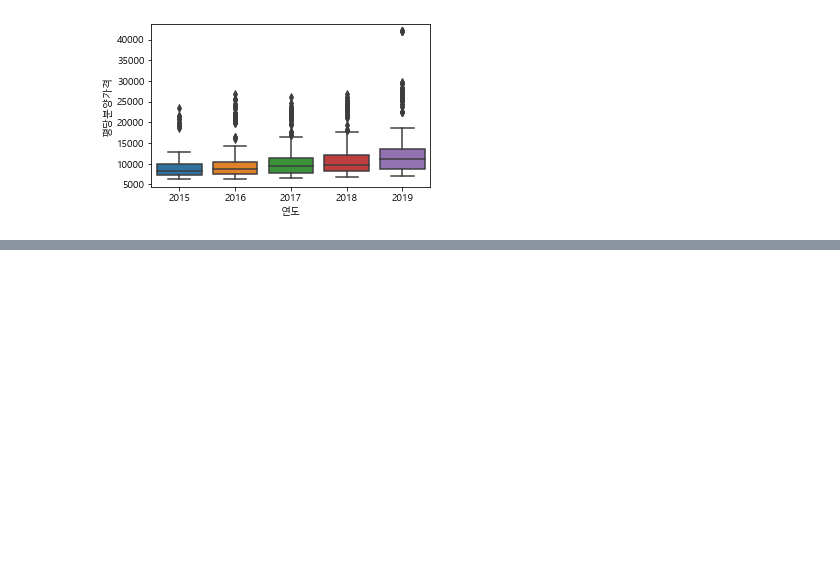
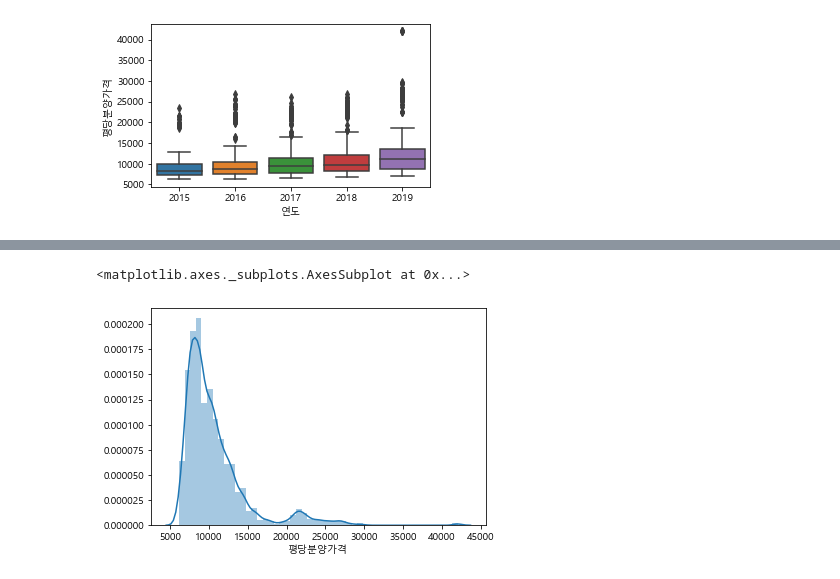
Before and after one commit to sookm/inflearn_lecture_opendata, a Jupyter notebook: 01-apt-price-input_210519.ipynb, the cells around one changed output, grey strips where cells are left out. Cells and saved outputs as stored; diff of their text form; code cells hidden in the pictures; blank space fills up the shorter version.

```diff
--- a/01-apt-price-input_210519.ipynb
+++ b/01-apt-price-input_210519.ipynb
@@ -620,0 +730,13 @@ sns.boxplot(data=df_last, x="연도", y="평당분양가격")
+# %%
+# displot으로도 평당분양가격 표현 가능
+# sns.distplot(df_last["평당분양가격"]) #시리즈 데이터를 입력해야함
+
+sns.distplot(price)
+# **(왼쪽)빈도수를 표현한 것이 아님.
+
+# kde : 가우시안, 정규분포, 가우스 분포 의미.
+# 히스토그램의 가우시안 분포를 추정해서 그림
+# 곡선의 면적이 1이 되는 값이 왼쪽의 값임.
+# %% [output]
+<matplotlib.axes._subplots.AxesSubplot at 0x...>
+[figure, added]
```
Also changed, not shown: parts of 20 cells of this notebook.
